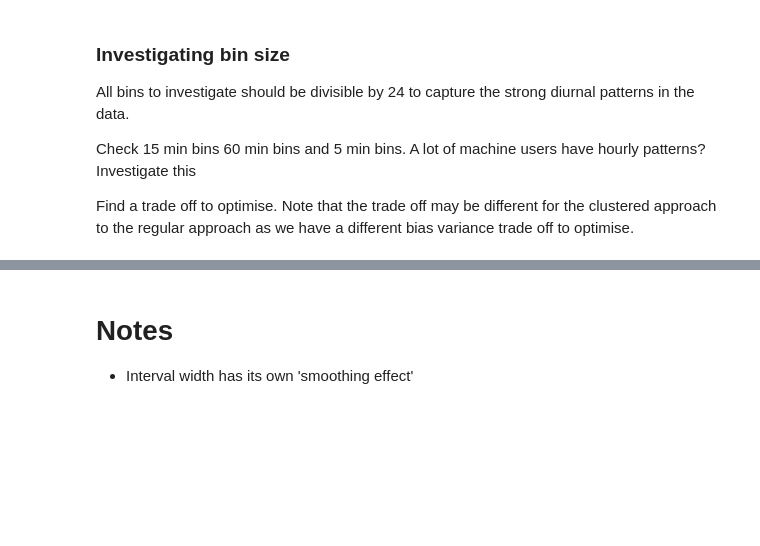
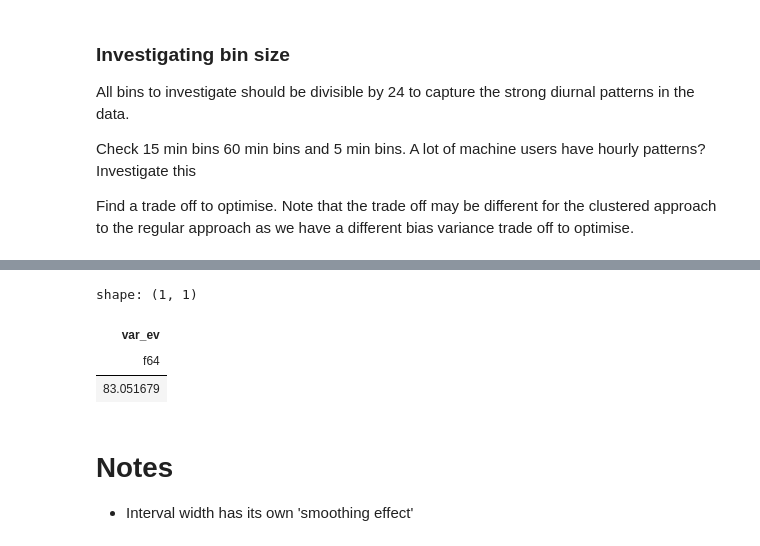
Before and after one commit to adam-broomhead/cybersecurity_thesis, a Jupyter notebook: notebooks/Imports and EDA/003_time_variance_and_binning.ipynb, the cells around one changed output, grey strips where cells are left out. Saved outputs shown, nothing was run; the diff lists cells and outputs as text; code cells hidden in the pictures; blank space fills up the shorter version.

```diff
--- a/notebooks/Imports and EDA/003_time_variance_and_binning.ipynb
+++ b/notebooks/Imports and EDA/003_time_variance_and_binning.ipynb
@@ -128,3 +207,12 @@ Find a trade off to optimise. Note that the trade off may be different for the c
+# %%
+# Calculating the pct overdispersed
+pct = df.select(((pl.col('var_ev') > pl.col('mean_ev')).mean() * 100))
+pct
+# %% [output]
+shape: (1, 1)
+| var_ev |
+| f64 |
+| 83.051679 |
 # %% [markdown]
 # Notes
 
```
Also changed, not shown: parts of 6 cells of this notebook, 2 other files.
